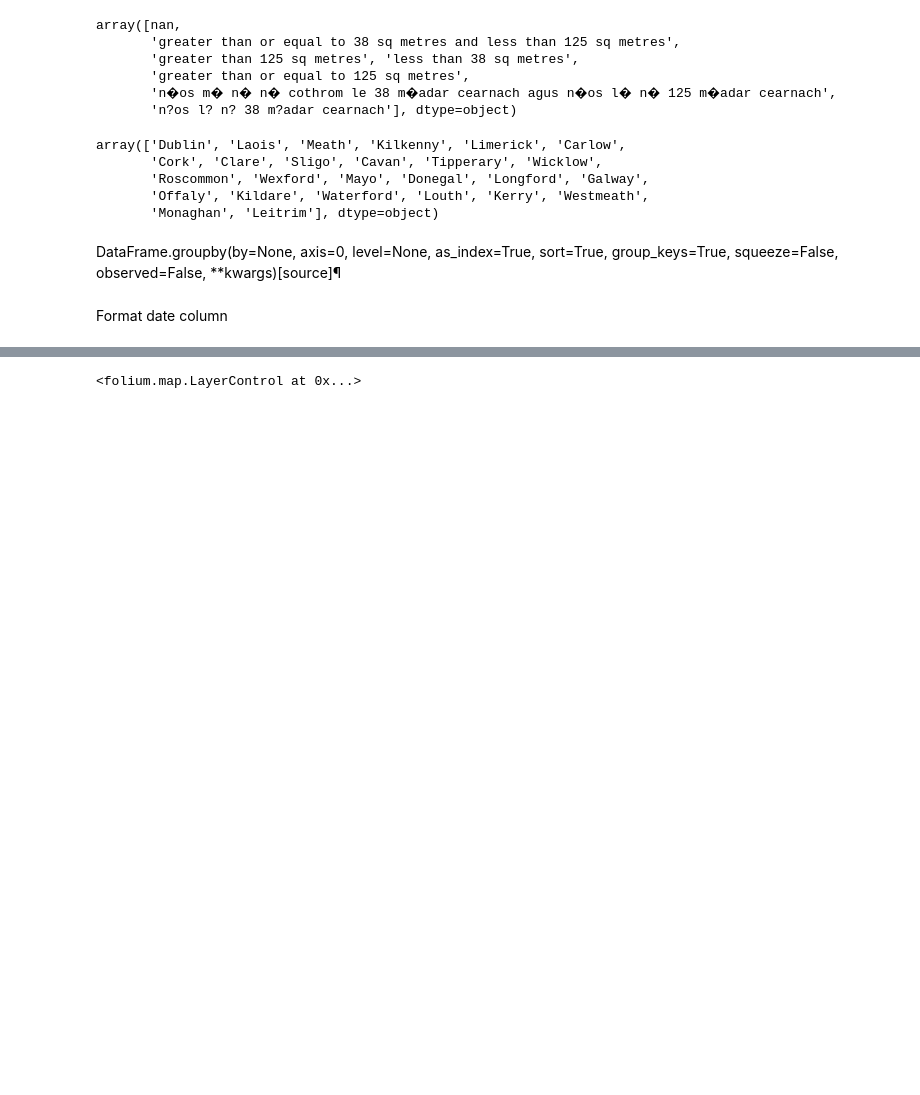
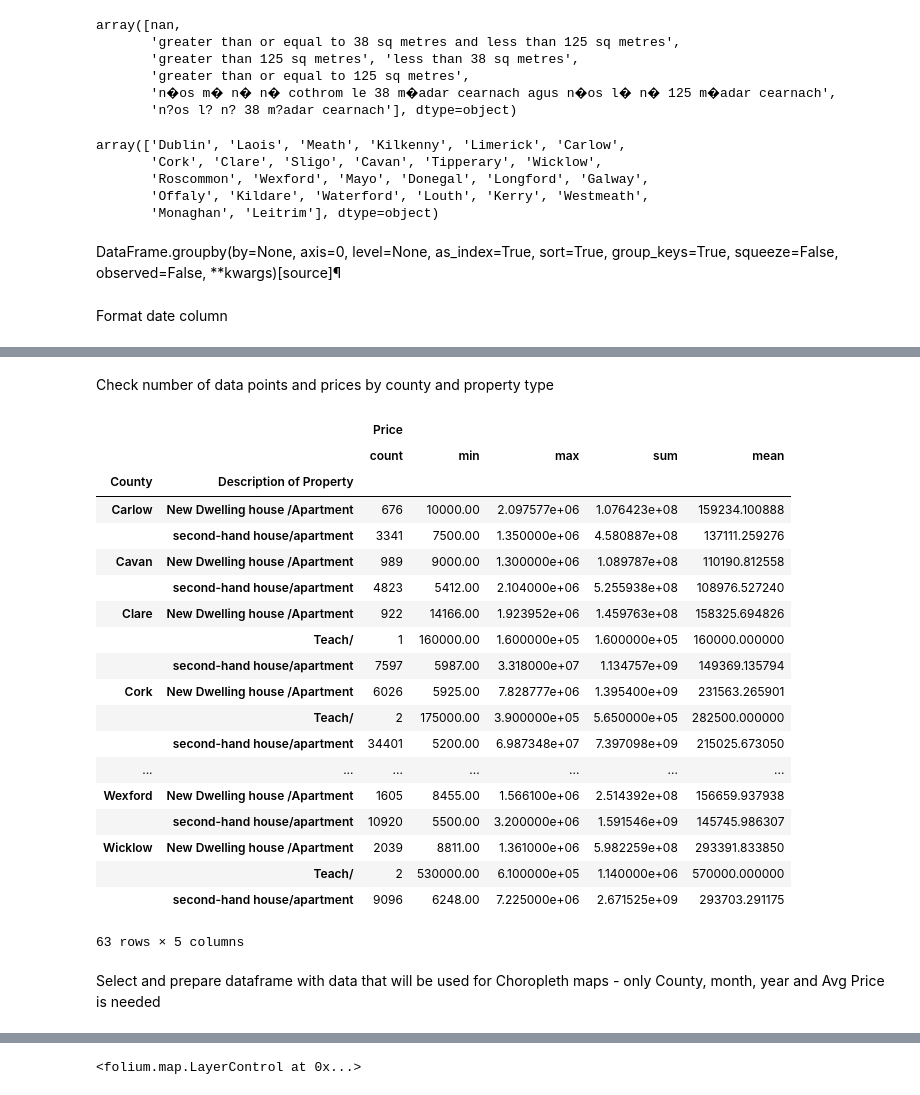
Before and after one commit to zelatyna/Choropleth-maps, a Jupyter notebook: Properties Prices Ireland.ipynb, the cells around one changed output, grey strips where cells are left out. Drawn from its saved outputs; the diff is of its cells as text; code cells hidden in the pictures; blank space fills up the shorter version.

```diff
--- a/Properties Prices Ireland.ipynb
+++ b/Properties Prices Ireland.ipynb
@@ -167,0 +120,27 @@ bins = list(test['Price'].quantile([0, 0.25, 0.5, 0.75, 1]))
+# %% [markdown]
+Check number of data points and prices by county and property type
+# %%
+df[['County', 'Description of Property', 'Price']].groupby(['County', 'Description of Property']).aggregate(['count', 'min', 'max', 'sum', 'mean'])
+# %% [output]
+|  |  | Price |  |  |  |  |
+|  |  | count | min | max | sum | mean |
+| County | Description of Property |  |  |  |  |  |
+| Carlow | New Dwelling house /Apartment | 676 | 10000.00 | 2.097577e+06 | 1.076423e+08 | 159234.100888 |
+|  | second-hand house/apartment | 3341 | 7500.00 | 1.350000e+06 | 4.580887e+08 | 137111.259276 |
+| Cavan | New Dwelling house /Apartment | 989 | 9000.00 | 1.300000e+06 | 1.089787e+08 | 110190.812558 |
+|  | second-hand house/apartment | 4823 | 5412.00 | 2.104000e+06 | 5.255938e+08 | 108976.527240 |
+| Clare | New Dwelling house /Apartment | 922 | 14166.00 | 1.923952e+06 | 1.459763e+08 | 158325.694826 |
+|  | Teach/ | 1 | 160000.00 | 1.600000e+05 | 1.600000e+05 | 160000.000000 |
+|  | second-hand house/apartment | 7597 | 5987.00 | 3.318000e+07 | 1.134757e+09 | 149369.135794 |
+| Cork | New Dwelling house /Apartment | 6026 | 5925.00 | 7.828777e+06 | 1.395400e+09 | 231563.265901 |
+|  | Teach/ | 2 | 175000.00 | 3.900000e+05 | 5.650000e+05 | 282500.000000 |
+|  | second-hand house/apartment | 34401 | 5200.00 | 6.987348e+07 | 7.397098e+09 | 215025.673050 |
+| ... | ... | ... | ... | ... | ... | ... |
+| Wexford | New Dwelling house /Apartment | 1605 | 8455.00 | 1.566100e+06 | 2.514392e+08 | 156659.937938 |
+|  | second-hand house/apartment | 10920 | 5500.00 | 3.200000e+06 | 1.591546e+09 | 145745.986307 |
+| Wicklow | New Dwelling house /Apartment | 2039 | 8811.00 | 1.361000e+06 | 5.982259e+08 | 293391.833850 |
+|  | Teach/ | 2 | 530000.00 | 6.100000e+05 | 1.140000e+06 | 570000.000000 |
+|  | second-hand house/apartment | 9096 | 6248.00 | 7.225000e+06 | 2.671525e+09 | 293703.291175 |
+63 rows × 5 columns
+# %% [markdown]
+Select and prepare dataframe with data that will be used for Choropleth maps - only County, month, year and Avg Price is needed
```
Also changed, not shown: parts of 110 cells of this notebook, 1 other file.
